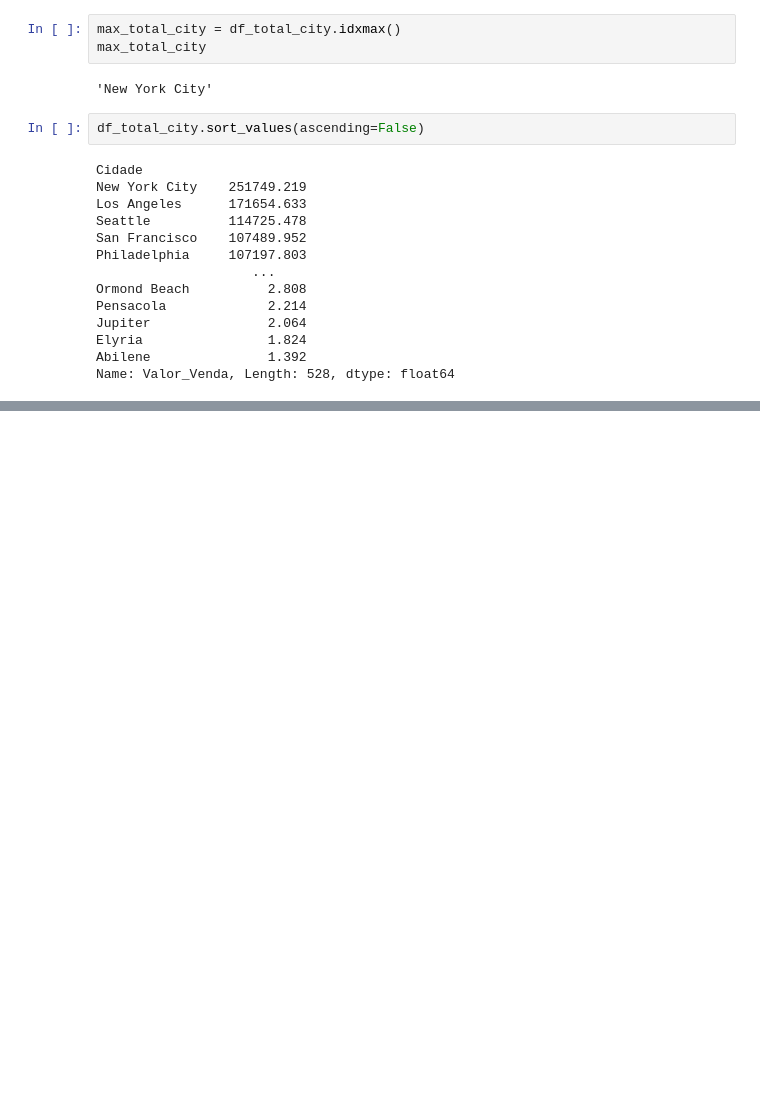
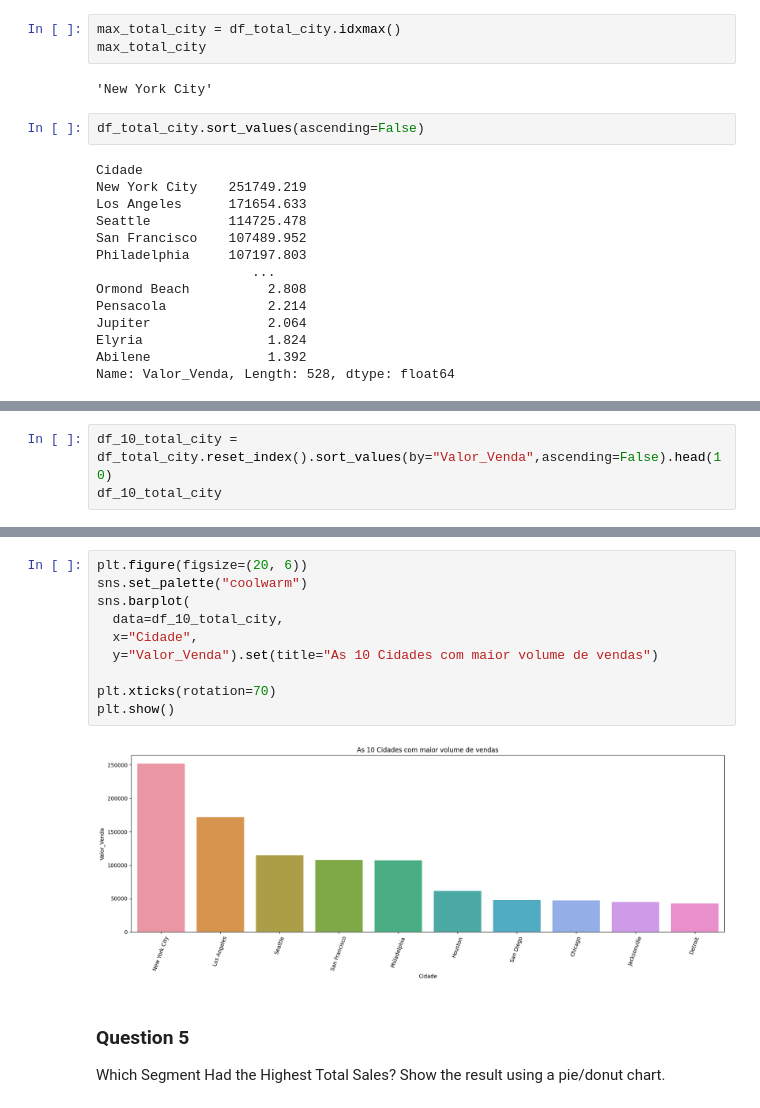
Before and after one commit to EmanuelQuintino/Data-Analysis-Course, a Jupyter notebook: 4-Data-Analytics/challenges/sales-data-analytics/sales-data-analytics.ipynb, the cells around one changed output, grey strips where cells are left out. Drawn from its saved outputs; the diff is of its cells as text; blank space fills up the shorter version.

Commit message:
add challenge sales question 4

```diff
--- a/4-Data-Analytics/challenges/sales-data-analytics/sales-data-analytics.ipynb
+++ b/4-Data-Analytics/challenges/sales-data-analytics/sales-data-analytics.ipynb
@@ -221,0 +225,3 @@ Name: Valor_Venda, Length: 528, dtype: float64
+# %%
+df_10_total_city = df_total_city.reset_index().sort_values(by="Valor_Venda",ascending=False).head(10)
+df_10_total_city
@@ -221,0 +240,15 @@ Name: Valor_Venda, Length: 528, dtype: float64
+# %%
+plt.figure(figsize=(20, 6))
+sns.set_palette("coolwarm")
+sns.barplot(
+  data=df_10_total_city,
+  x="Cidade",
+  y="Valor_Venda").set(title="As 10 Cidades com maior volume de vendas")
+
+plt.xticks(rotation=70)
+plt.show()
+# %% [output]
+[figure, added]
+# %% [markdown]
+### Question 5
+Which Segment Had the Highest Total Sales? Show the result using a pie/donut chart.
```
Also changed, not shown: parts of 3 cells of this notebook, 1 other file.
